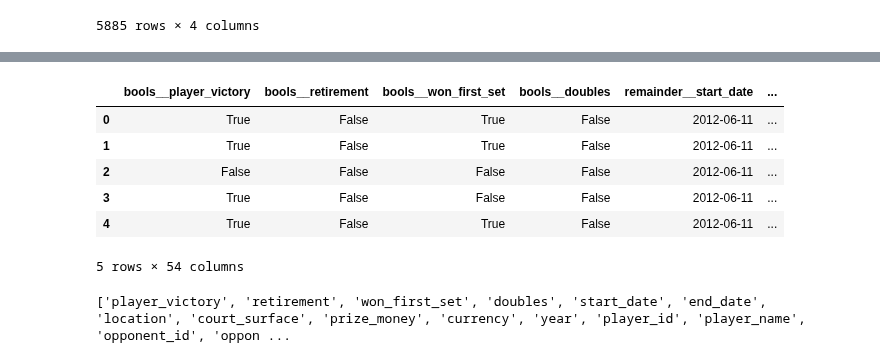
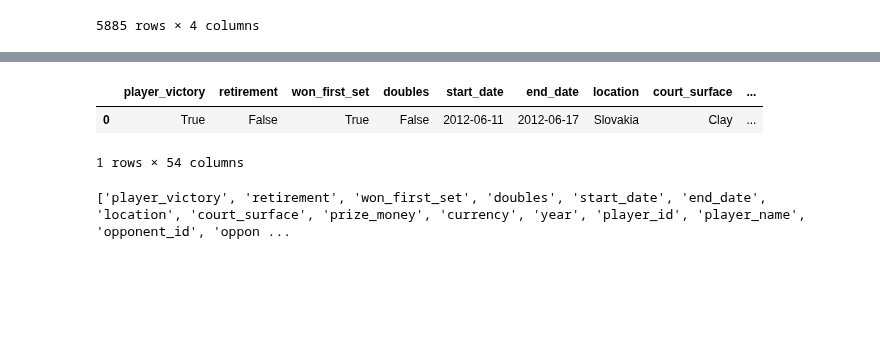
Before and after one commit to hughharford/atp, a Jupyter notebook: atp/notebooks/03_complete_1st_pipeline.ipynb, the cells around one changed output, grey strips where cells are left out. Saved outputs shown, nothing was run; the diff lists cells and outputs as text; code cells hidden in the pictures; blank space fills up the shorter version.

Commit message:
1st pipeline complete, partially manual, but operates
correction: 180k rows - somewhat more useful, but still fairly low numbers given dates and split into Challenges and Winners still to come

```diff
--- a/atp/notebooks/03_complete_1st_pipeline.ipynb
+++ b/atp/notebooks/03_complete_1st_pipeline.ipynb
@@ -340,15 +334,11 @@ matches_booleans = pd.DataFrame(
 ).convert_dtypes()
 # %%
 # confirms preprocessor operated as intended, just renames to sort
-matches_booleans.head()
+matches_booleans.head(1)
 # %% [output]
-|  | bools__player_victory | bools__retirement | bools__won_first_set | bools__doubles | remainder__start_date | ... |
-| 0 | True | False | True | False | 2012-06-11 | ... |
-| 1 | True | False | True | False | 2012-06-11 | ... |
-| 2 | False | False | False | False | 2012-06-11 | ... |
-| 3 | True | False | False | False | 2012-06-11 | ... |
-| 4 | True | False | True | False | 2012-06-11 | ... |
+|  | player_victory | retirement | won_first_set | doubles | start_date | end_date | location | court_surface | ... |
+| 0 | True | False | True | False | 2012-06-11 | 2012-06-17 | Slovakia | Clay | ... |
-5 rows × 54 columns
+1 rows × 54 columns
 # %%
 # gather and collate orginal column names
 original_cols = [c.split("__")[1] for c in matches_booleans.columns]
```
Also changed, not shown: parts of 12 cells of this notebook.
